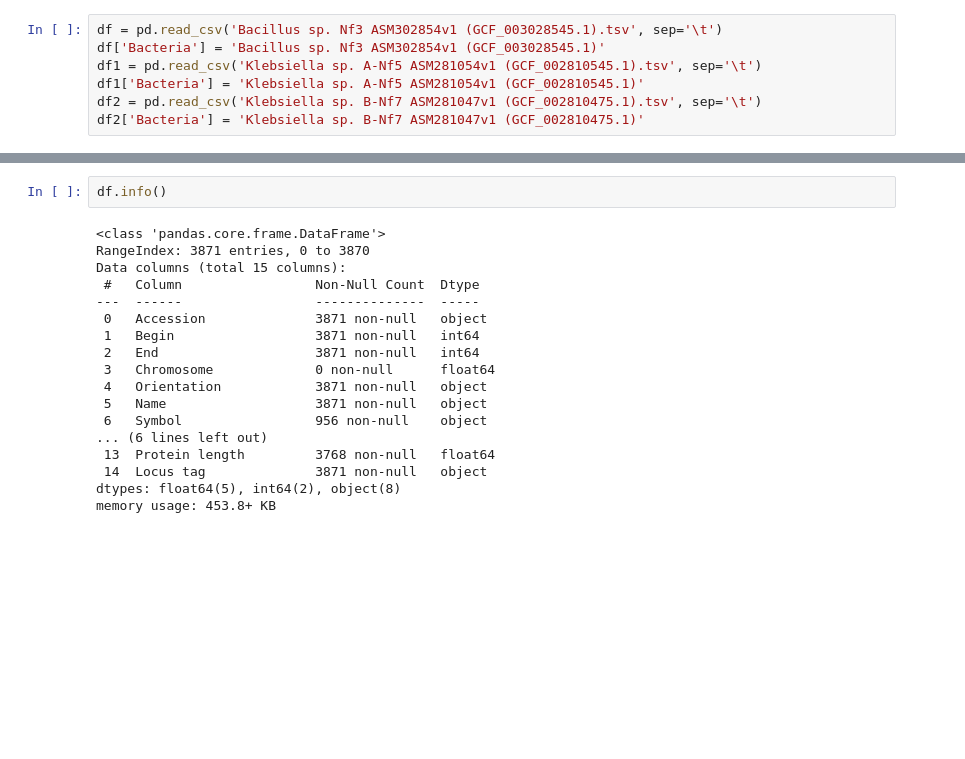
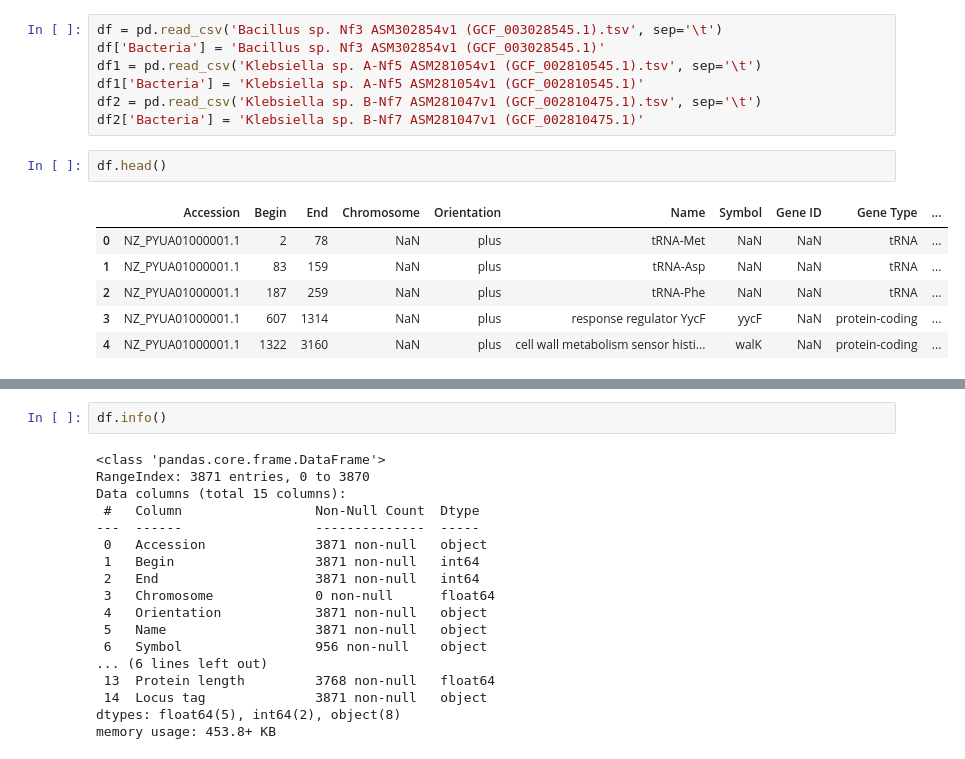
Before and after one commit to ayaramis/Portfolio, a Jupyter notebook: pgpb/pgpb.ipynb, the cells around one changed output, grey strips where cells are left out. Drawn from its saved outputs; the diff is of its cells as text; blank space fills up the shorter version.

```diff
--- a/pgpb/pgpb.ipynb
+++ b/pgpb/pgpb.ipynb
@@ -13,3 +15,12 @@ df1 = pd.read_csv('Klebsiella sp. A-Nf5 ASM281054v1 (GCF_002810545.1).tsv', sep=
 df1['Bacteria'] = 'Klebsiella sp. A-Nf5 ASM281054v1 (GCF_002810545.1)'
 df2 = pd.read_csv('Klebsiella sp. B-Nf7 ASM281047v1 (GCF_002810475.1).tsv', sep='\t')
 df2['Bacteria'] = 'Klebsiella sp. B-Nf7 ASM281047v1 (GCF_002810475.1)'
+# %%
+df.head()
+# %% [output]
+|  | Accession | Begin | End | Chromosome | Orientation | Name | Symbol | Gene ID | Gene Type | ... |
+| 0 | NZ_PYUA01000001.1 | 2 | 78 | NaN | plus | tRNA-Met | NaN | NaN | tRNA | ... |
+| 1 | NZ_PYUA01000001.1 | 83 | 159 | NaN | plus | tRNA-Asp | NaN | NaN | tRNA | ... |
+| 2 | NZ_PYUA01000001.1 | 187 | 259 | NaN | plus | tRNA-Phe | NaN | NaN | tRNA | ... |
+| 3 | NZ_PYUA01000001.1 | 607 | 1314 | NaN | plus | response regulator YycF | yycF | NaN | protein-coding | ... |
+| 4 | NZ_PYUA01000001.1 | 1322 | 3160 | NaN | plus | cell wall metabolism sensor histi... | walK | NaN | protein-coding | ... |
```
Also changed, not shown: parts of 6 cells of this notebook.
